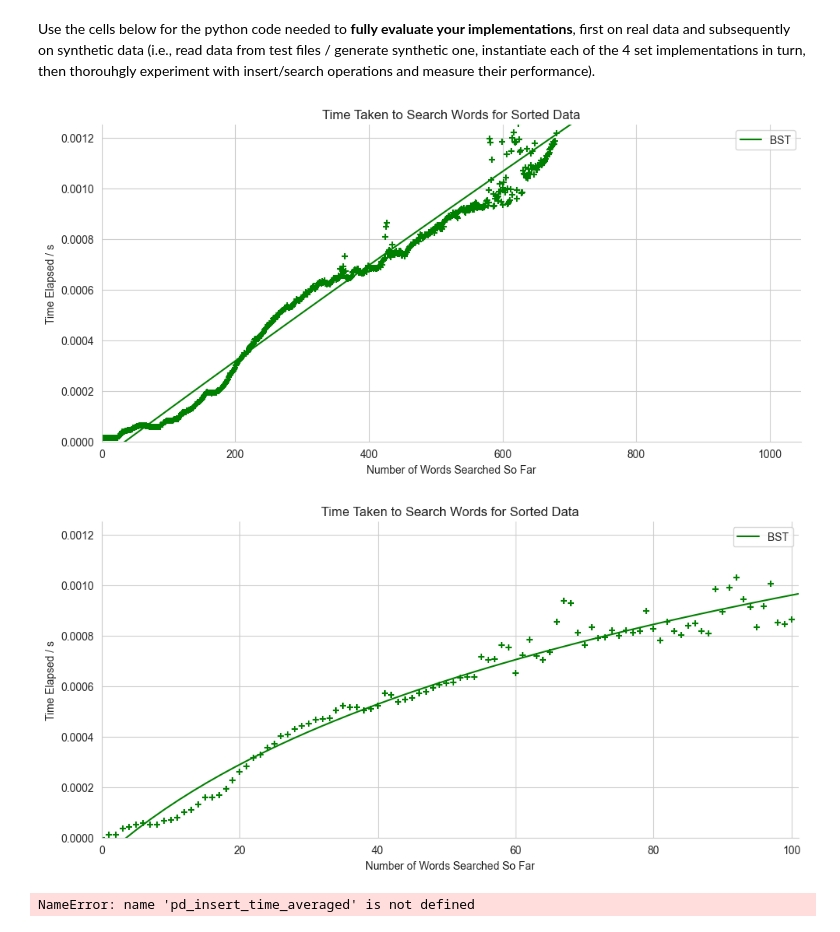
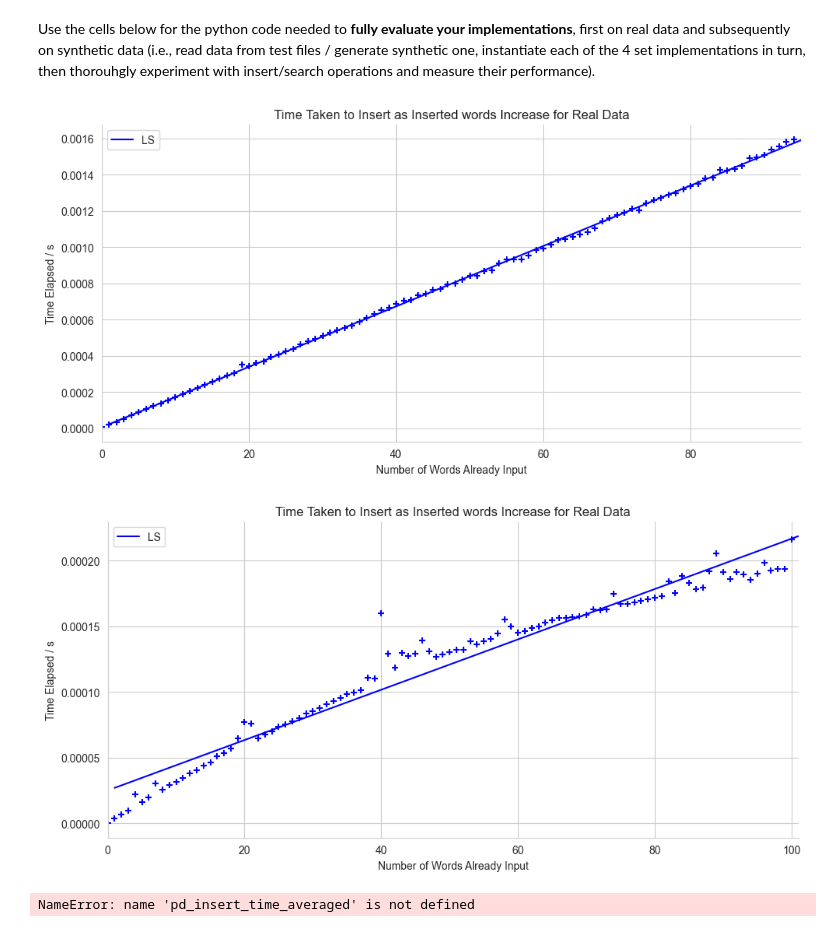
Before and after one commit to ariwo17/set-membership-algorithms-coursework, a Jupyter notebook: Archive/SavaniGraphs.ipynb, the cells around one changed output. Saved outputs shown, nothing was run; the diff lists cells and outputs as text; code cells hidden in the pictures.

Commit message:
classRoughExperimental

```diff
--- a/Archive/SavaniGraphs.ipynb
+++ b/Archive/SavaniGraphs.ipynb
@@ -399,8 +399,8 @@ import numpy as np
 # pd_insert_time_averaged = pd_insert_time.groupby(np.arange(len(pd_insert_time))//100).median()
 # pd_insert_time_synthetic_averaged = pd_insert_time_synthetic.groupby(np.arange(len(pd_insert_time_synthetic))//100).median()
 # %%
-pd_insert_time_averaged = pd.read_csv("/Users/savanisawaikar/Algorithms/Coursework/SetMembershipProblem/experimentalGraphs/SortedVsUnsortedDataBST/InsertSortedBST.csv")
-pd_search_time = pd.read_csv("/Users/savanisawaikar/Algorithms/Coursework/SetMembershipProblem/experimentalGraphs/SortedVsUnsortedDataBST/SearchSortedBST.csv")
+pd_insert_time_averaged = pd.read_csv("/Users/savanisawaikar/Algorithms/Coursework/SetMembershipProblem/finalGraphs/Real Data/dickens_insert_with_LS_better_data.csv")
+pd_search_time = pd.read_csv("/Users/savanisawaikar/Algorithms/Coursework/SetMembershipProblem/finalGraphs/Real Data/dickens_search_with_LS_better_data.csv")
 # %%
 pd_insert_time_simplified = pd_insert_time_averaged.groupby(np.arange(len(pd_insert_time_averaged))//200).median()
 # %%
@@ -436,43 +436,43 @@ def insert_graph_fit(data, algo_list):
 
     # Create the scatter plot using seaborn
     insert_graph = sns.FacetGrid(data=data, height=5, aspect=2)
     #insert_graph.set(xlim=(0, len(x)), title=f'Time Taken to Insert as Inserted words Increase', xlabel='Number of Elements Already Inputted (Binned Median)', ylabel='Execution Time / s')
 
     #insert_graph.set(xlim=(0, len(x)), title=f'Time Taken to Search Words in Synthetic Data', xlabel='Number of Words Searched So Far', ylabel='Time Elapsed / s')
 
-    #insert_graph.set(ylim=(0,0.002),xlim=(0, len(x)), title=f'Time Taken to Insert as Inserted words Increase for Sorted Data', xlabel='Number of Words Already Input', ylabel='Time Elapsed / s')
+    insert_graph.set(xlim=(0, len(x)), title=f'Time Taken to Insert as Inserted words Increase for Real Data', xlabel='Number of Words Already Input', ylabel='Time Elapsed / s')
 
-    insert_graph.set(ylim=(0, 0.00125),xlim=(0, len(x)), title=f'Time Taken to Search Words for Sorted Data', xlabel='Number of Words Searched So Far', ylabel='Time Elapsed / s')
+    #insert_graph.set(xlim=(0, len(x)), title=f'Time Taken to Search Words for Real Data', xlabel='Number of Words Searched So Far', ylabel='Time Elapsed / s')
 
     # Create the logarithmic function
     for algo in algo_list:
         insert_graph.map(plt.scatter, y=y[algo], x=x, marker="+", color=ALGO_COLORS[algo])
 
-        if algo in ['BST', 'LLRBT']:
+        if algo in ['BST', 'LLRBT', 'LS']:
             a, b, c, d = find_log_constants(data[algo], algo)
             x_plot = np.linspace(1, len(x))
             y_plot = np.log(a*x_plot+b)*c + d
-        elif algo in ['LS', 'BF']:
+        elif algo in ['BF']:
             a, b = find_linear_constants(data[algo])
             x_plot = np.linspace(1, len(x))
             y_plot = a*x_plot + b
         else:
             print('Dude u got the algo name wrong')
 
         plt.plot(x_plot, y_plot, label=algo, color=ALGO_COLORS[algo])
 
     plt.legend()
 
     # Display the plot
     plt.show()
 
-insert_graph_fit(pd_insert_time_simplified, ['BST'])
+insert_graph_fit(pd_insert_time_simplified, ['LS'])
 # %% [output]
-[figure, old version]
+[figure, new version]
 # %%
-insert_graph_fit(pd_search_time, ['BST'])
+insert_graph_fit(pd_search_time, ['LS'])
 # %% [output]
-[figure, old version]
+[figure, new version]
 # %%
 ALGO_COLORS = {'LS':'blue', 'BST':'green', 'LLRBT':'red', 'BF':'pink'}
 
```
Also changed, not shown: parts of 4 cells of this notebook, 1 other file.
